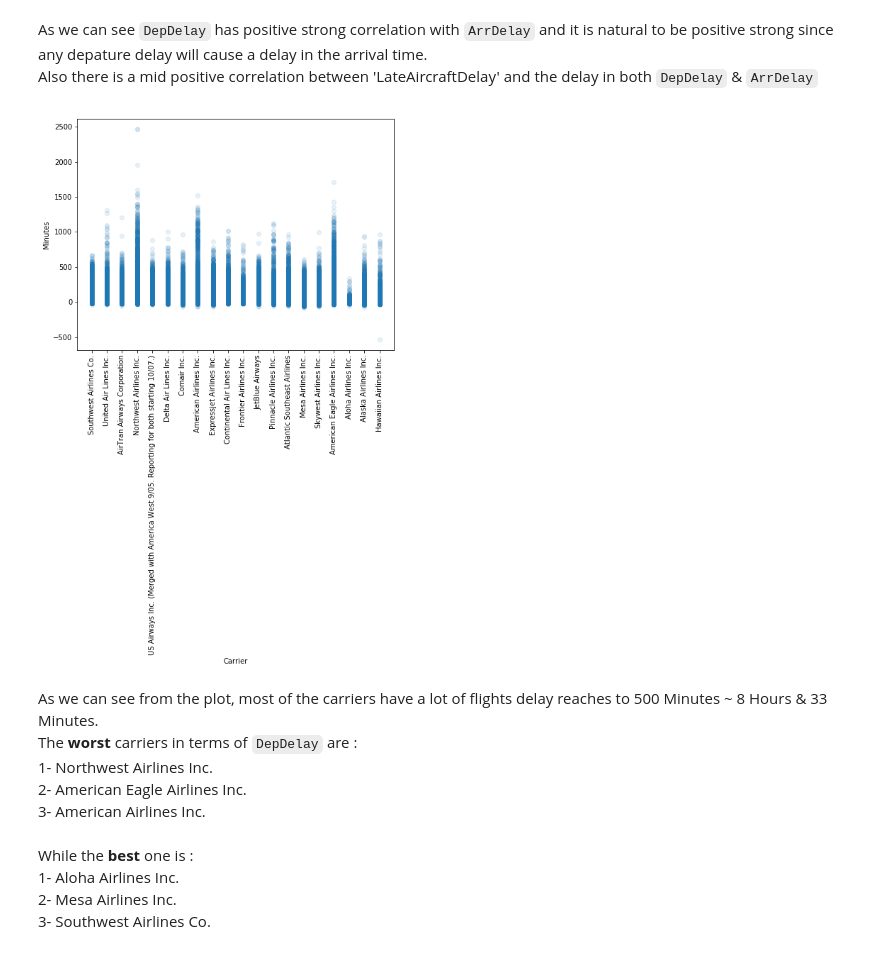
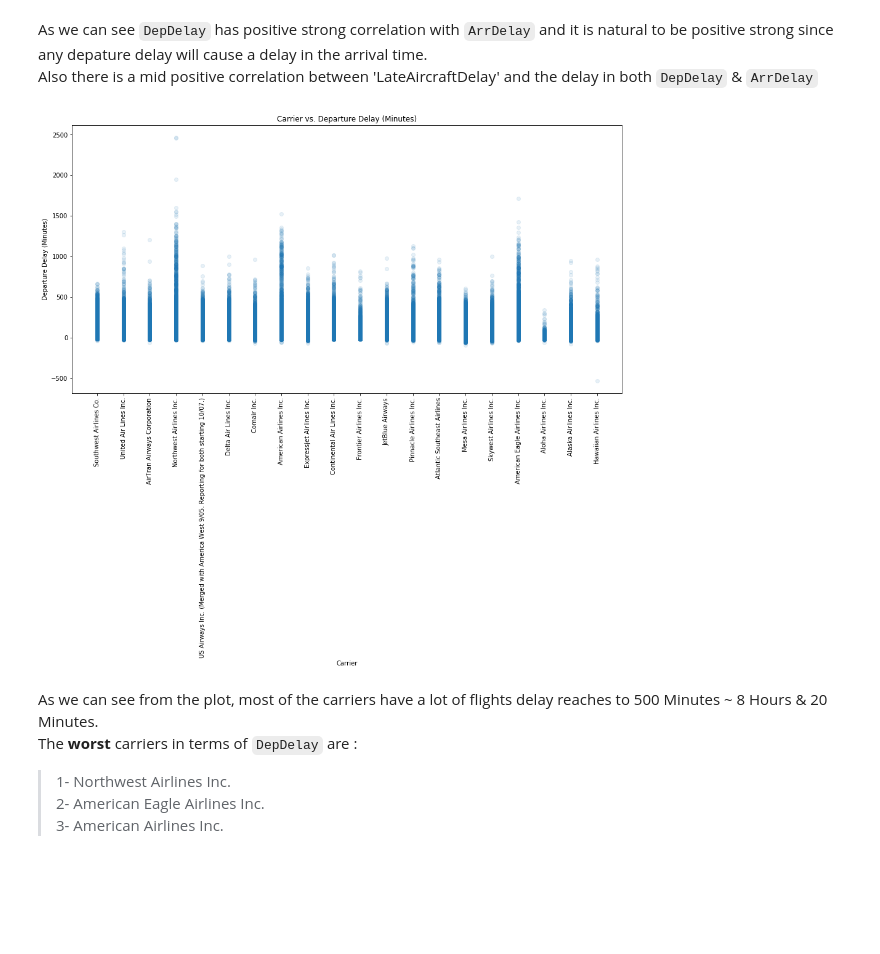
Before and after one commit to iRaied/UDACITY_Project_5.2_Flights, a Jupyter notebook: Flights.ipynb, the cells around one changed output. Drawn from its saved outputs; the diff is of its cells as text; code cells hidden in the pictures; blank space fills up the shorter version.

```diff
--- a/Flights.ipynb
+++ b/Flights.ipynb
@@ -912,31 +912,22 @@ Also there is a mid positive correlation between 'LateAircraftDelay' and the del
 # %%
 # scatter plot of carrier_desc vs. DepDelay
 
 plt.figure(figsize = [16, 8])
 plt.scatter(data = df_2008_clean, x = 'carrier_desc', y = 'DepDelay', alpha = 1/10)
 plt.xlabel('Carrier')
 plt.xticks(rotation=90)
 plt.ylabel('Departure Delay (Minutes)')
-plt.titl
+plt.title('Carrier vs. Departure Delay (Minutes)')
 plt.show()
 # %% [output]
-[figure, old version]
+[figure, new version]
 # %% [markdown]
-As we can see from the plot, most of the carriers have a lot of flights delay reaches to 500 Minutes ~ 8 Hours & 33 Minutes.
+As we can see from the plot, most of the carriers have a lot of flights delay reaches to 500 Minutes ~ 8 Hours & 20 Minutes.
 <br></br>
 The **worst** carriers in terms of `DepDelay` are :
 <br></br>
-1- Northwest Airlines Inc.
+> 1- Northwest Airlines Inc.
 <br></br>
-2- American Eagle Airlines Inc.
+> 2- American Eagle Airlines Inc.
 <br></br>
-3- American Airlines Inc.
-<br></br>
-<br></br>
-While the **best** one is :
-<br></br>
-1- Aloha Airlines Inc.
-<br></br>
-2- Mesa Airlines Inc.
-<br></br>
-3- Southwest Airlines Co.
+> 3- American Airlines Inc.
```
Also changed, not shown: parts of 6 cells of this notebook.
